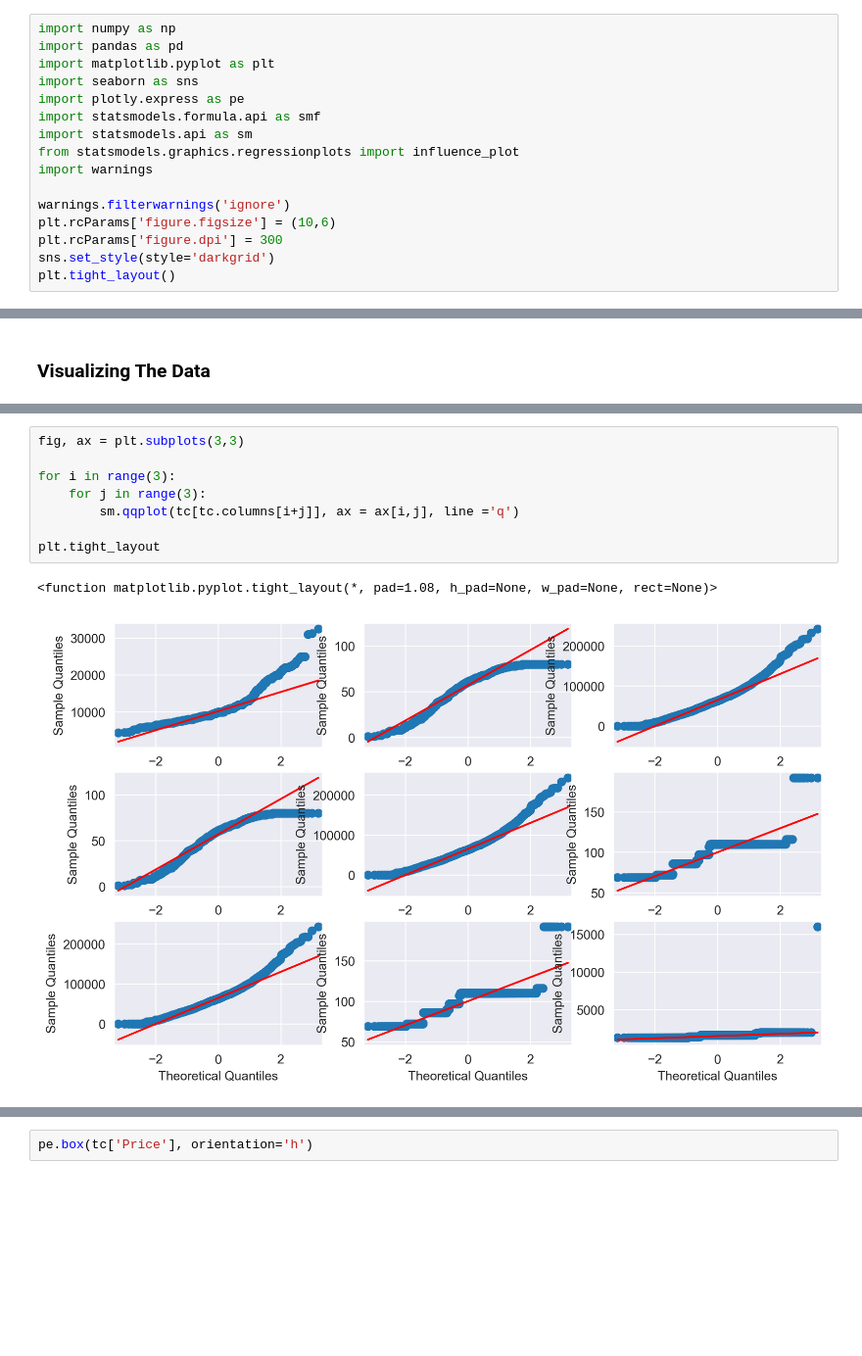
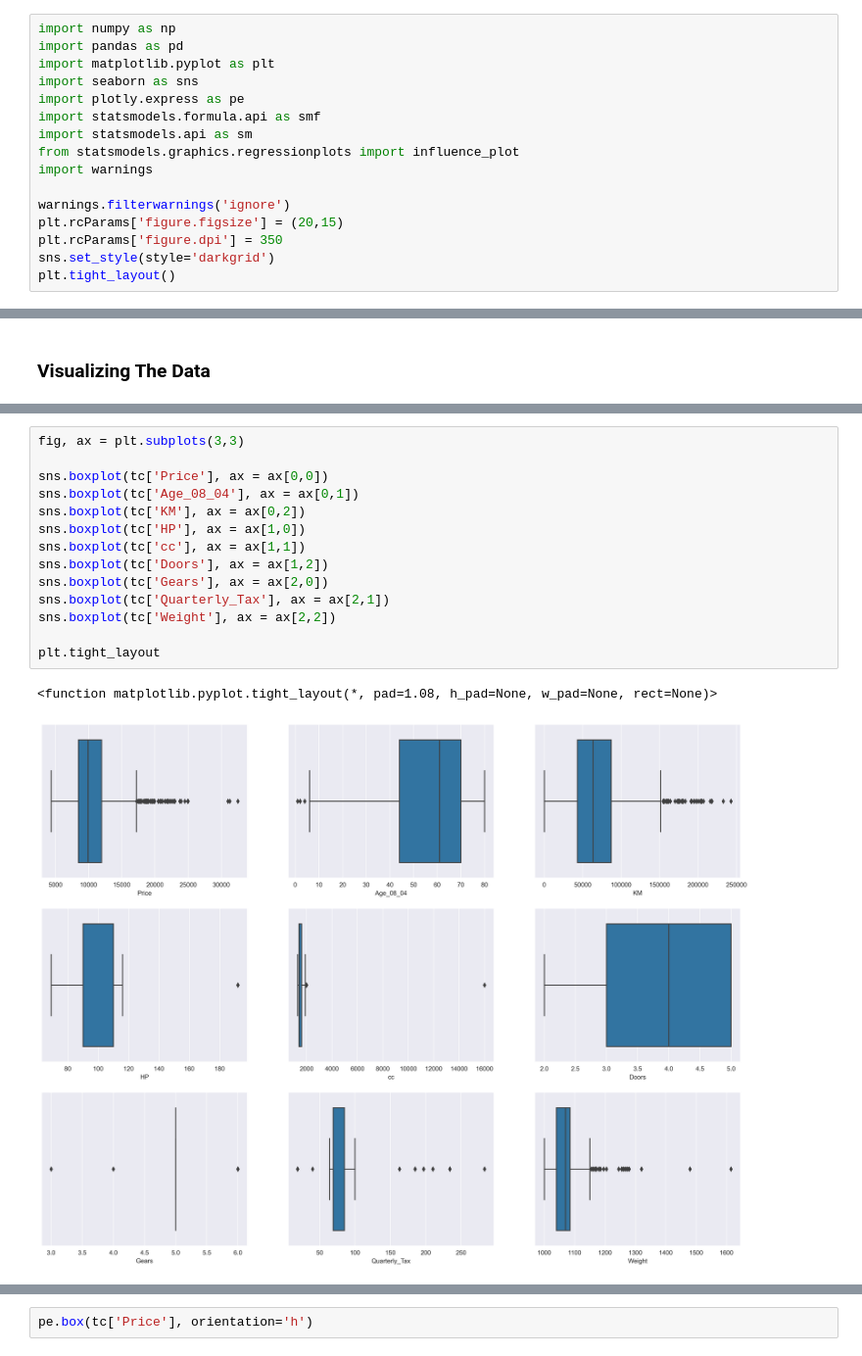
Before and after one commit to kunal-mallick/Data-Science-Assignments, a Jupyter notebook: Assignment_05_Multi Linear Regression/Code/Q2_ToyotaCorolla.ipynb, the cells around one changed output, grey strips where cells are left out. Shown at 98% size. Drawn from its saved outputs; the diff is of its cells as text; blank space fills up the shorter version.

```diff
--- a/Assignment_05_Multi Linear Regression/Code/Q2_ToyotaCorolla.ipynb
+++ b/Assignment_05_Multi Linear Regression/Code/Q2_ToyotaCorolla.ipynb
@@ -26,8 +26,8 @@ from statsmodels.graphics.regressionplots import influence_plot
 import warnings
 
 warnings.filterwarnings('ignore')
-plt.rcParams['figure.figsize'] = (10,6)
-plt.rcParams['figure.dpi'] = 300
+plt.rcParams['figure.figsize'] = (20,15)
+plt.rcParams['figure.dpi'] = 350
 sns.set_style(style='darkgrid')
 plt.tight_layout()
 # %% [output]
@@ -166,11 +144,17 @@ plt.tight_layout
-# %%
-fig, ax = plt.subplots(3,3)
-
-for i in range(3):
-    for j in range(3):
-        sm.qqplot(tc[tc.columns[i+j]], ax = ax[i,j], line ='q')
-
-plt.tight_layout
-# %% [output]
-<function matplotlib.pyplot.tight_layout(*, pad=1.08, h_pad=None, w_pad=None, rect=None)>
-[figure, removed]
+# %%
+fig, ax = plt.subplots(3,3)
+
+sns.boxplot(tc['Price'], ax = ax[0,0])
+sns.boxplot(tc['Age_08_04'], ax = ax[0,1])
+sns.boxplot(tc['KM'], ax = ax[0,2])
+sns.boxplot(tc['HP'], ax = ax[1,0])
+sns.boxplot(tc['cc'], ax = ax[1,1])
+sns.boxplot(tc['Doors'], ax = ax[1,2])
+sns.boxplot(tc['Gears'], ax = ax[2,0])
+sns.boxplot(tc['Quarterly_Tax'], ax = ax[2,1])
+sns.boxplot(tc['Weight'], ax = ax[2,2])
+
+plt.tight_layout
+# %% [output]
+<function matplotlib.pyplot.tight_layout(*, pad=1.08, h_pad=None, w_pad=None, rect=None)>
+[figure, added]
```
Also changed, not shown: parts of 21 cells of this notebook, 1 other file.
